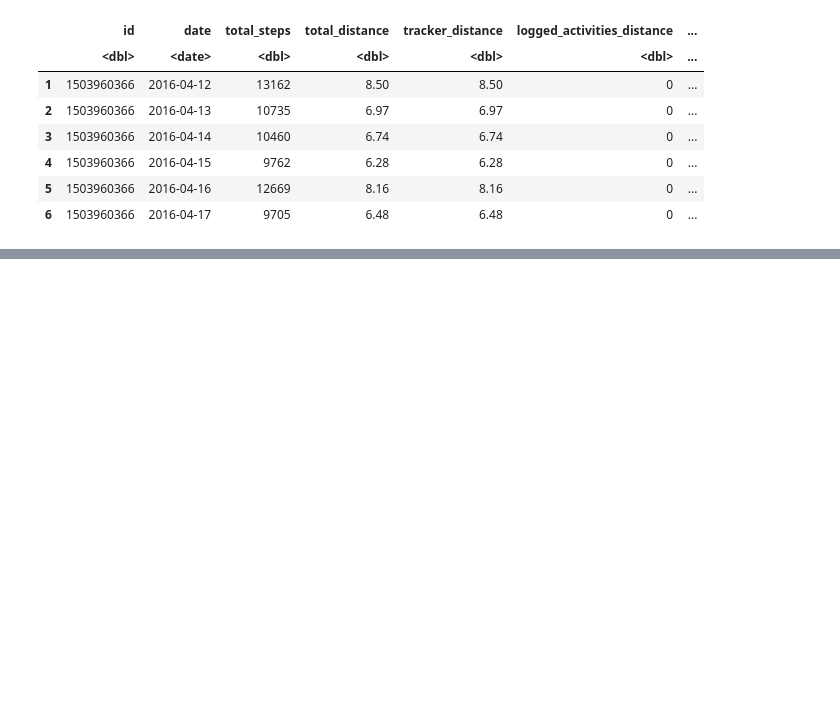
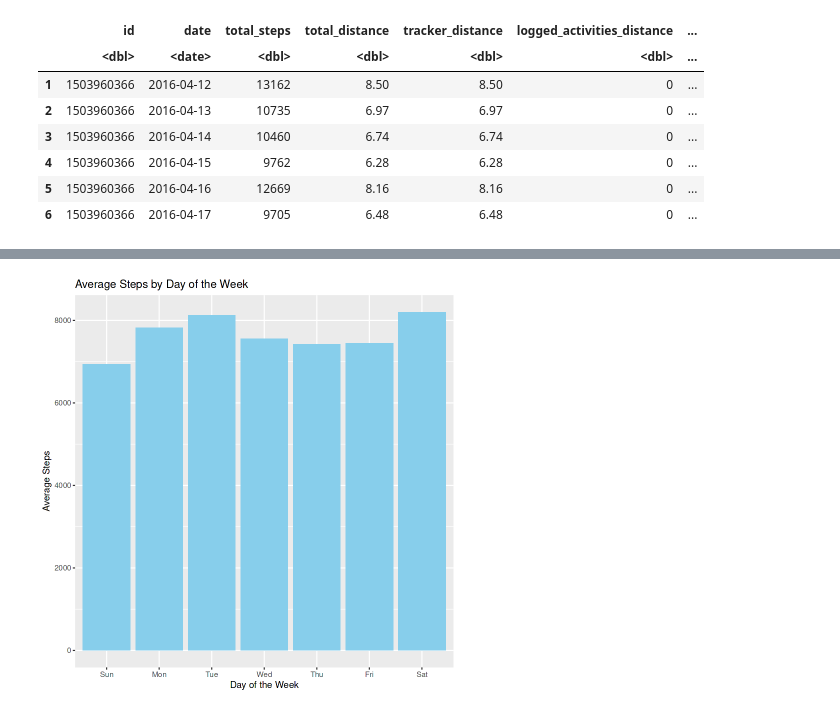
Before and after one commit to Isaac-Ndirangu-Muturi-749/FitBit_Tracker_Insights__Unveiling-Trends-in-Wellness-Technology-Consumer-Behavior, a Jupyter notebook: R_notebook.ipynb, the cells around one changed output, grey strips where cells are left out. Drawn from its saved outputs; the diff is of its cells as text; code cells hidden in the pictures; blank space fills up the shorter version.

```diff
--- a/R_notebook.ipynb
+++ b/R_notebook.ipynb
@@ -389,0 +224,17 @@ print(longitudinal_analysis)
+# %%
+# Explore users' activity by day of the week
+activity_by_day <- merged_data %>%
+  mutate(weekday = wday(date, label = TRUE)) %>%
+  group_by(weekday) %>%
+  summarize(avg_steps = mean(total_steps, na.rm = TRUE))
+
+# Visualize users' activity by day of the week
+activity_by_day_plot <- ggplot(activity_by_day, aes(x = weekday, y = avg_steps)) +
+  geom_bar(stat = "identity", fill = "skyblue") +
+  labs(title = "Average Steps by Day of the Week",
+       x = "Day of the Week",
+       y = "Average Steps")
+
+print(activity_by_day_plot)
+# %% [output]
+[figure, added]
```
Also changed, not shown: parts of 24 cells of this notebook.
